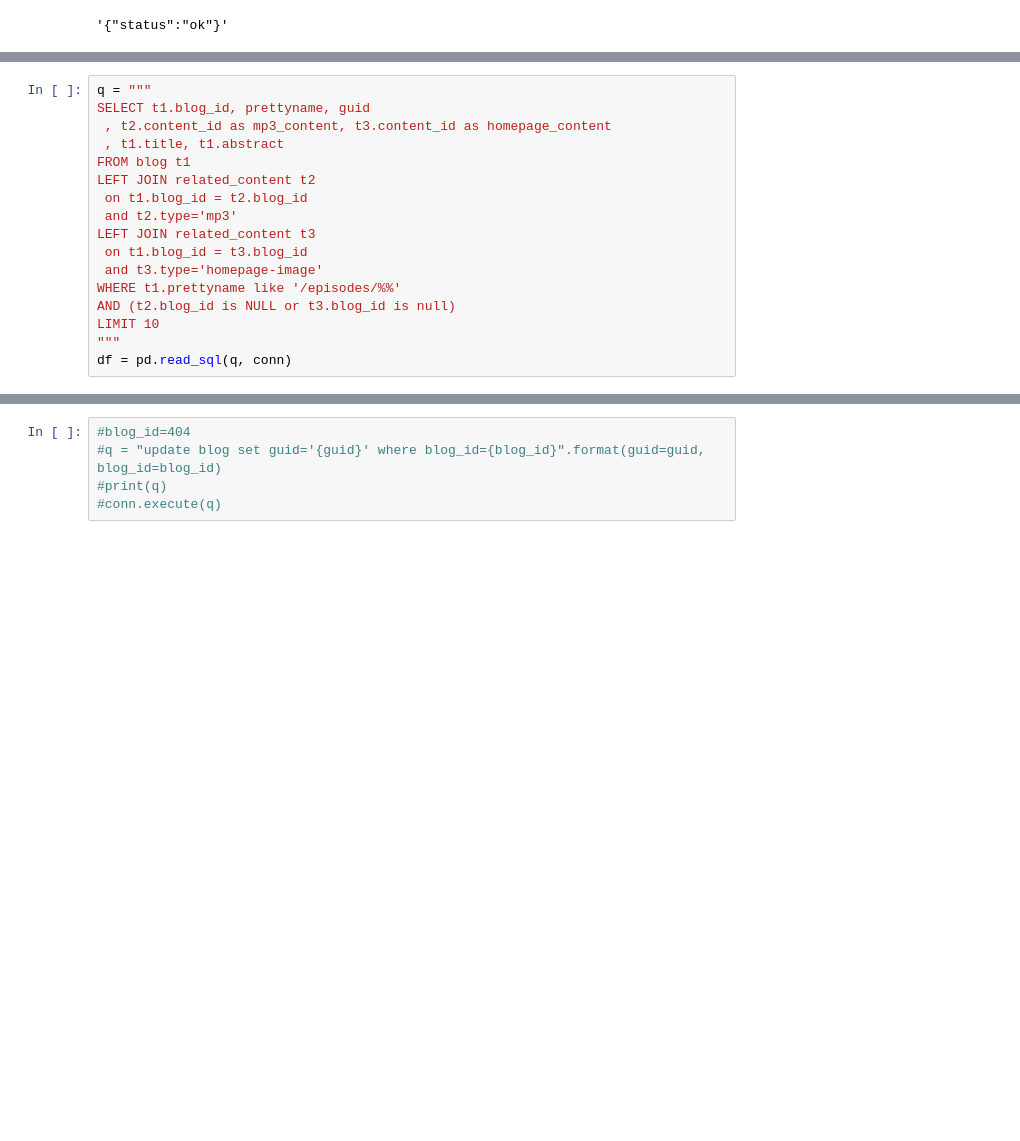
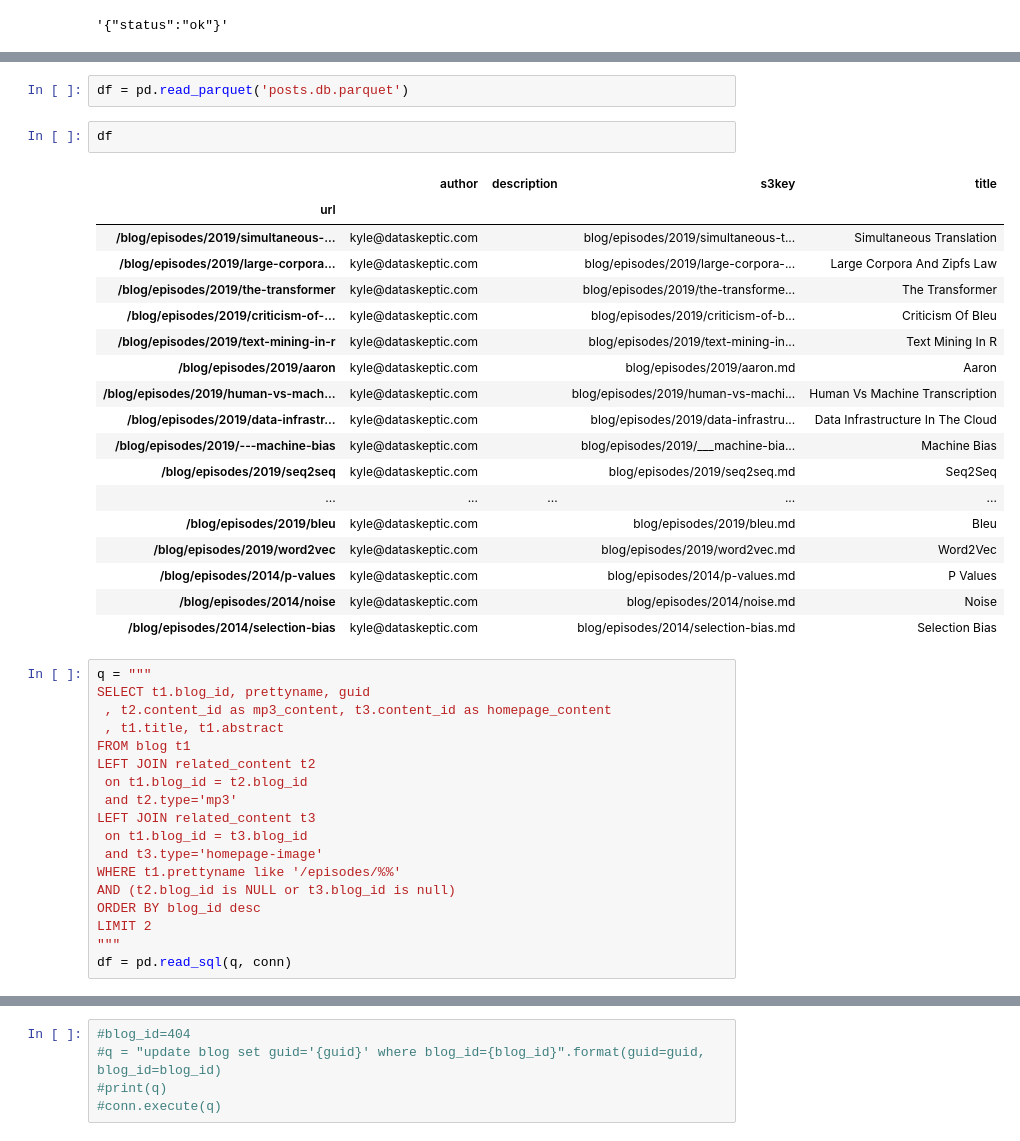
Before and after one commit to data-skeptic/dataskeptic.com, a Jupyter notebook: notebooks/update-related-content.ipynb, the cells around one changed output, grey strips where cells are left out. Saved outputs shown, nothing was run; the diff lists cells and outputs as text; blank space fills up the shorter version.

```diff
--- a/notebooks/update-related-content.ipynb
+++ b/notebooks/update-related-content.ipynb
@@ -84,3 +155,26 @@ r.content.decode('utf-8')
+# %%
+df = pd.read_parquet('posts.db.parquet')
+# %%
+df
+# %% [output]
+|  | author | description | s3key | title |
+| url |  |  |  |  |
+| /blog/episodes/2019/simultaneous-... | kyle@dataskeptic.com |  | blog/episodes/2019/simultaneous-t... | Simultaneous Translation |
+| /blog/episodes/2019/large-corpora... | kyle@dataskeptic.com |  | blog/episodes/2019/large-corpora-... | Large Corpora And Zipfs Law |
+| /blog/episodes/2019/the-transformer | kyle@dataskeptic.com |  | blog/episodes/2019/the-transforme... | The Transformer |
+| /blog/episodes/2019/criticism-of-... | kyle@dataskeptic.com |  | blog/episodes/2019/criticism-of-b... | Criticism Of Bleu |
+| /blog/episodes/2019/text-mining-in-r | kyle@dataskeptic.com |  | blog/episodes/2019/text-mining-in... | Text Mining In R |
+| /blog/episodes/2019/aaron | kyle@dataskeptic.com |  | blog/episodes/2019/aaron.md | Aaron |
+| /blog/episodes/2019/human-vs-mach... | kyle@dataskeptic.com |  | blog/episodes/2019/human-vs-machi... | Human Vs Machine Transcription |
+| /blog/episodes/2019/data-infrastr... | kyle@dataskeptic.com |  | blog/episodes/2019/data-infrastru... | Data Infrastructure In The Cloud |
+| /blog/episodes/2019/---machine-bias | kyle@dataskeptic.com |  | blog/episodes/2019/___machine-bia... | Machine Bias |
+| /blog/episodes/2019/seq2seq | kyle@dataskeptic.com |  | blog/episodes/2019/seq2seq.md | Seq2Seq |
+| ... | ... | ... | ... | ... |
+| /blog/episodes/2019/bleu | kyle@dataskeptic.com |  | blog/episodes/2019/bleu.md | Bleu |
+| /blog/episodes/2019/word2vec | kyle@dataskeptic.com |  | blog/episodes/2019/word2vec.md | Word2Vec |
+| /blog/episodes/2014/p-values | kyle@dataskeptic.com |  | blog/episodes/2014/p-values.md | P Values |
+| /blog/episodes/2014/noise | kyle@dataskeptic.com |  | blog/episodes/2014/noise.md | Noise |
+| /blog/episodes/2014/selection-bias | kyle@dataskeptic.com |  | blog/episodes/2014/selection-bias.md | Selection Bias |
 # %%
 q = """
 SELECT t1.blog_id, prettyname, guid
@@ -95,7 +189,8 @@ LEFT JOIN related_content t3
  and t3.type='homepage-image'
 WHERE t1.prettyname like '/episodes/%%'
 AND (t2.blog_id is NULL or t3.blog_id is null)
-LIMIT 10
+ORDER BY blog_id desc
+LIMIT 2
 """
 df = pd.read_sql(q, conn)
 # %%
```
Also changed, not shown: parts of 24 cells of this notebook, 1 other file.
